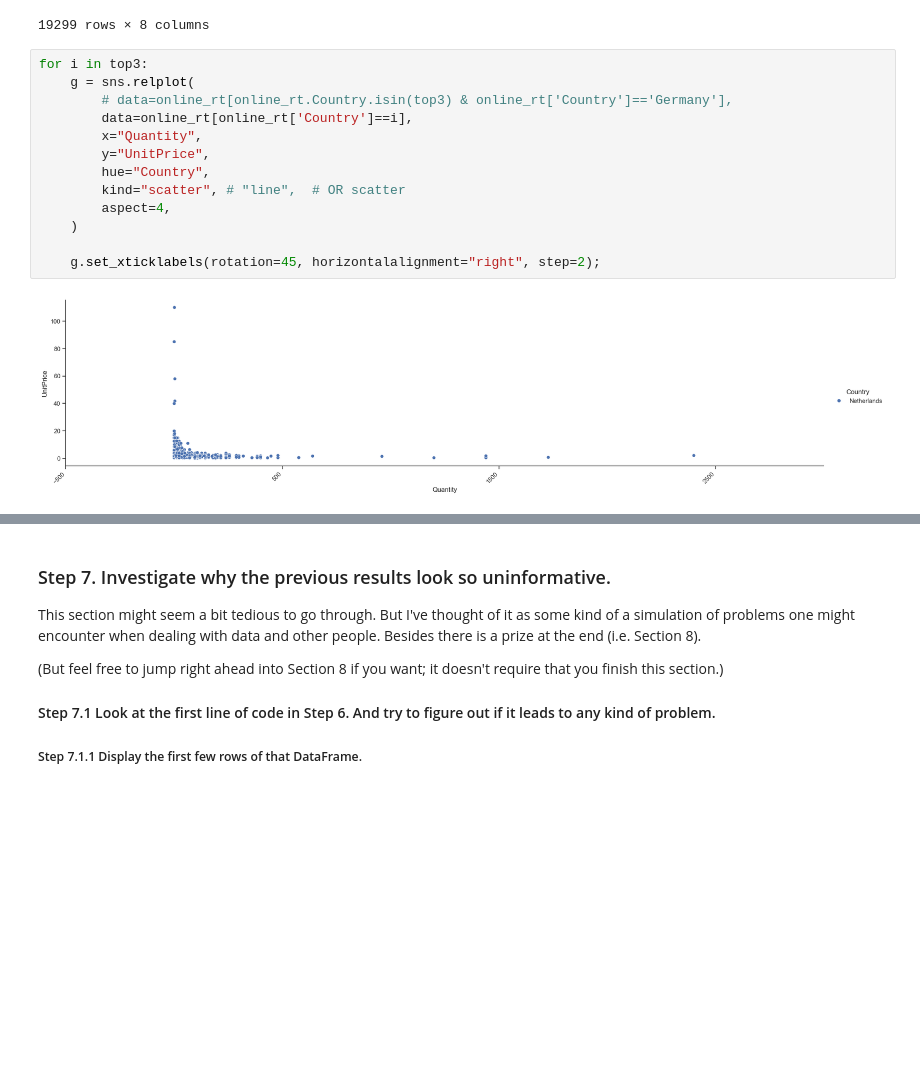
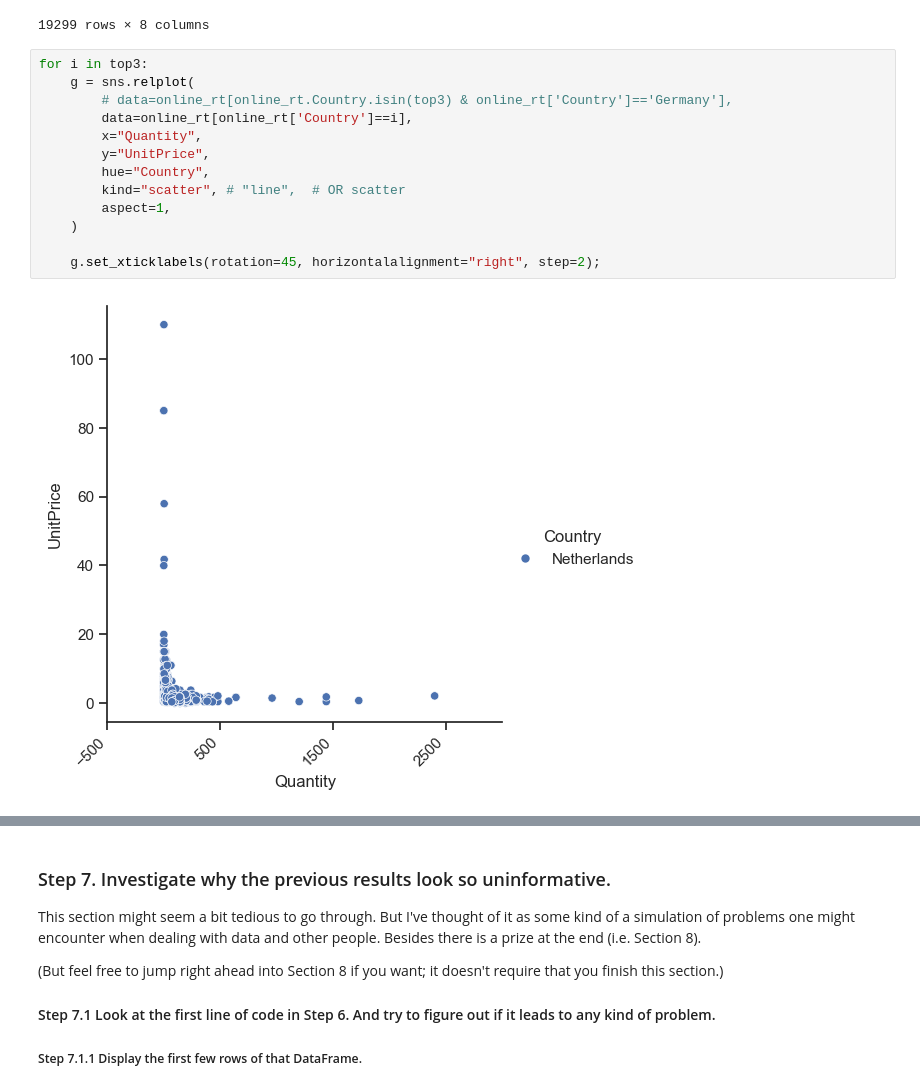
Before and after one commit to aziart/pandas-exercises, a Jupyter notebook: 07 - Visualization/Online_Retail/Solutions.ipynb, the cells around one changed output, grey strips where cells are left out. Cells and saved outputs as stored; diff of their text form; blank space fills up the shorter version.

```diff
--- a/07 - Visualization/Online_Retail/Solutions.ipynb
+++ b/07 - Visualization/Online_Retail/Solutions.ipynb
@@ -111,15 +111,15 @@ online_rt[online_rt.Country.isin(top3)]
 # %%
 for i in top3:
     g = sns.relplot(
         # data=online_rt[online_rt.Country.isin(top3) & online_rt['Country']=='Germany'],
         data=online_rt[online_rt['Country']==i],
         x="Quantity",
         y="UnitPrice",
         hue="Country",
         kind="scatter", # "line",  # OR scatter
-        aspect=4,
+        aspect=1,
     )
 
     g.set_xticklabels(rotation=45, horizontalalignment="right", step=2);
 # %% [output]
-[figure, old version]
+[figure, new version]
```
Also changed, not shown: parts of 9 cells of this notebook.
